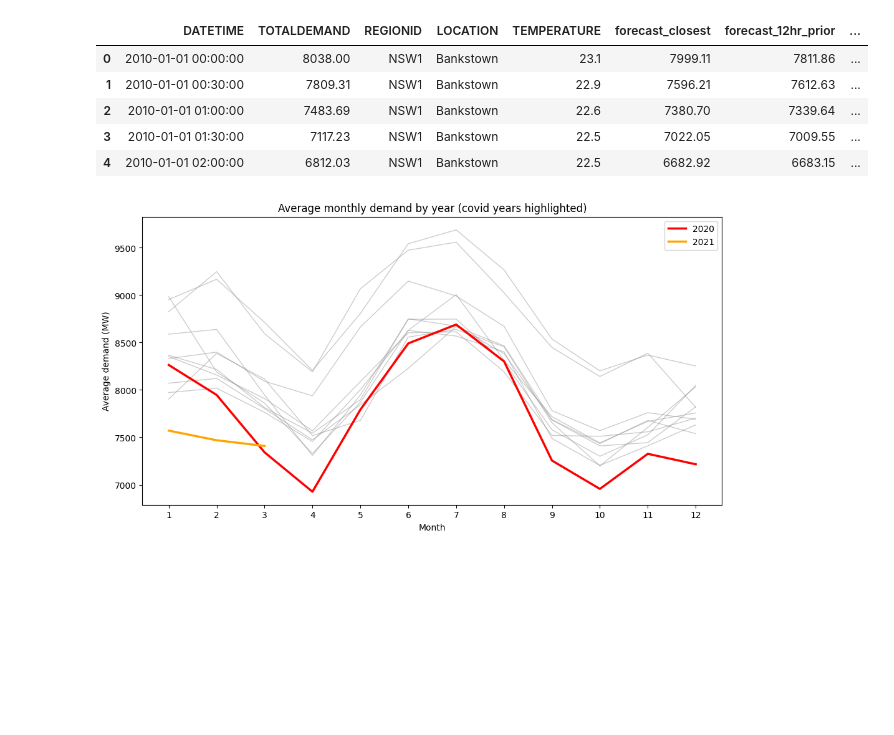
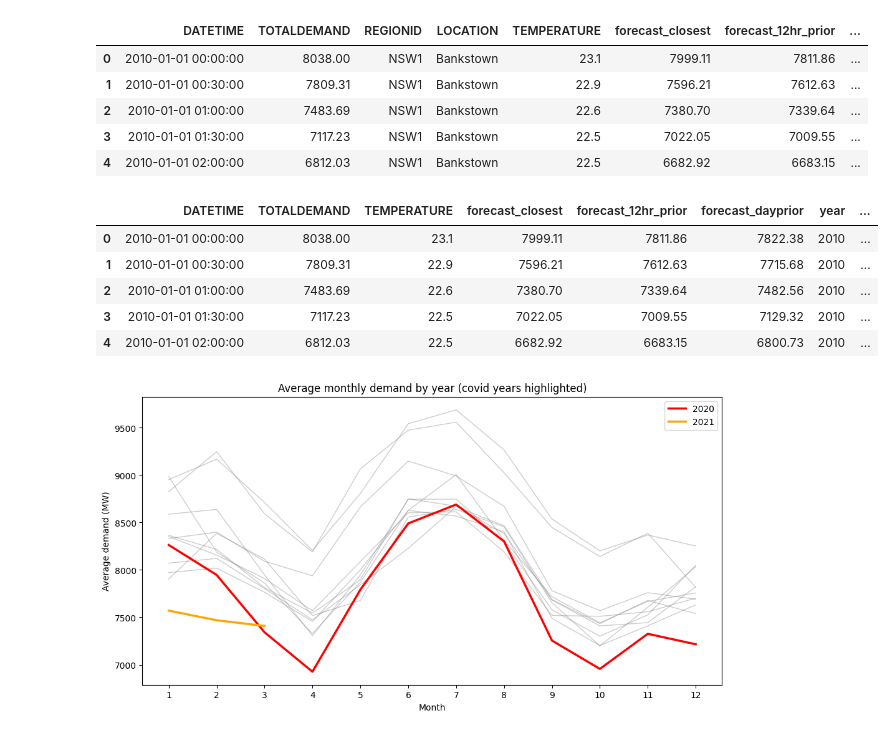
Before and after one commit to danielc088/ZZSC9020-group-A, a Jupyter notebook: src/test_train.ipynb, the cells around one changed output. Cells and saved outputs as stored; diff of their text form; code cells hidden in the pictures; blank space fills up the shorter version.

```diff
--- a/src/test_train.ipynb
+++ b/src/test_train.ipynb
@@ -17,6 +17,18 @@ df.head()
 | 2 | 2010-01-01 01:00:00 | 7483.69 | NSW1 | Bankstown | 22.6 | 7380.70 | 7339.64 | ... |
 | 3 | 2010-01-01 01:30:00 | 7117.23 | NSW1 | Bankstown | 22.5 | 7022.05 | 7009.55 | ... |
 | 4 | 2010-01-01 02:00:00 | 6812.03 | NSW1 | Bankstown | 22.5 | 6682.92 | 6683.15 | ... |
+# %%
+# dropping these as they are constant across the whole dataset, no predictive value
+df = df.drop(columns=["REGIONID", "LOCATION"])
+
+df.head()
+# %% [output]
+|  | DATETIME | TOTALDEMAND | TEMPERATURE | forecast_closest | forecast_12hr_prior | forecast_dayprior | year | ... |
+| 0 | 2010-01-01 00:00:00 | 8038.00 | 23.1 | 7999.11 | 7811.86 | 7822.38 | 2010 | ... |
+| 1 | 2010-01-01 00:30:00 | 7809.31 | 22.9 | 7596.21 | 7612.63 | 7715.68 | 2010 | ... |
+| 2 | 2010-01-01 01:00:00 | 7483.69 | 22.6 | 7380.70 | 7339.64 | 7482.56 | 2010 | ... |
+| 3 | 2010-01-01 01:30:00 | 7117.23 | 22.5 | 7022.05 | 7009.55 | 7129.32 | 2010 | ... |
+| 4 | 2010-01-01 02:00:00 | 6812.03 | 22.5 | 6682.92 | 6683.15 | 6800.73 | 2010 | ... |
 # %%
 # just checking if should drop covid, i bleive so it is disporportionately lower
 
```
Also changed, not shown: parts of 7 cells of this notebook.
